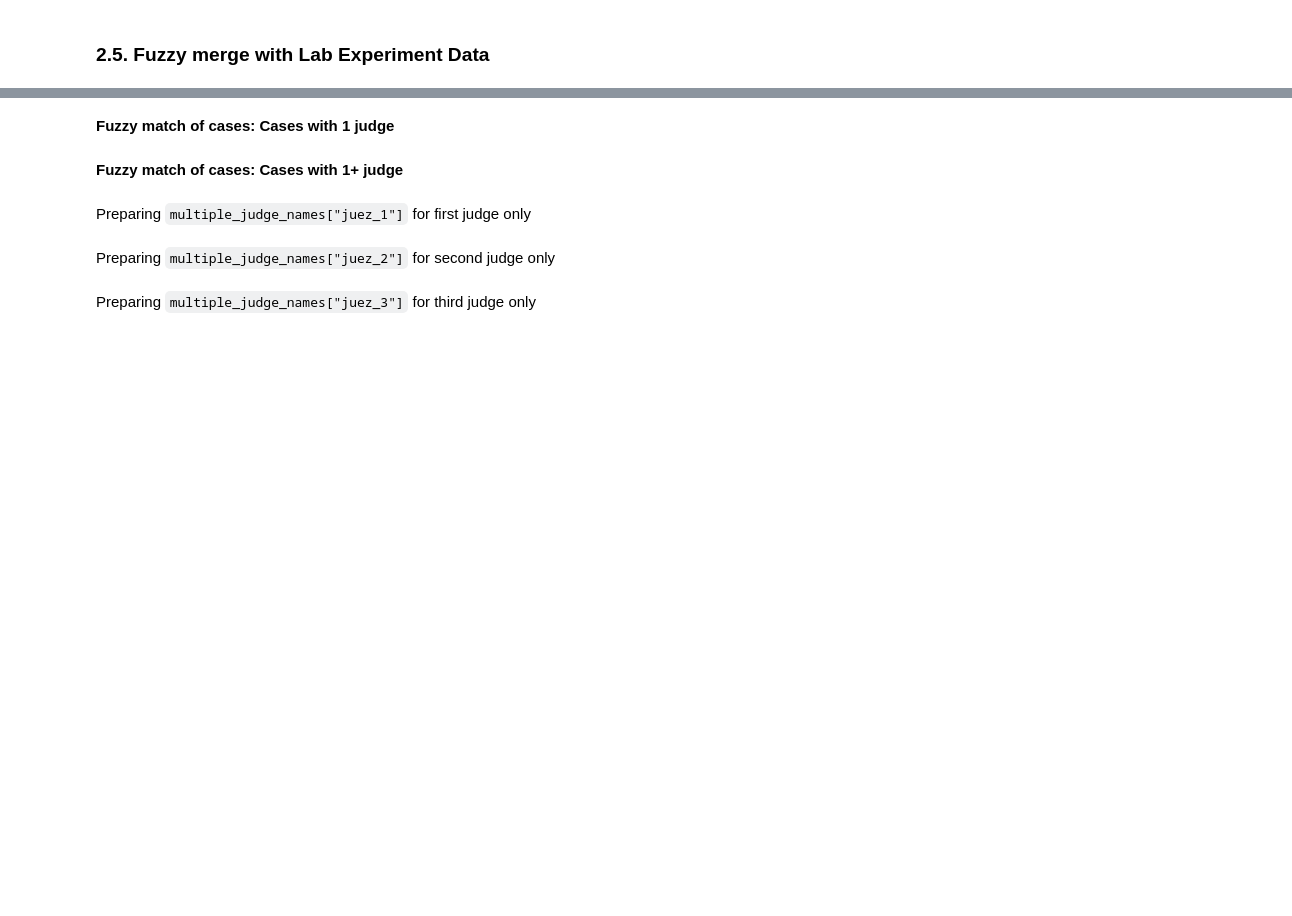
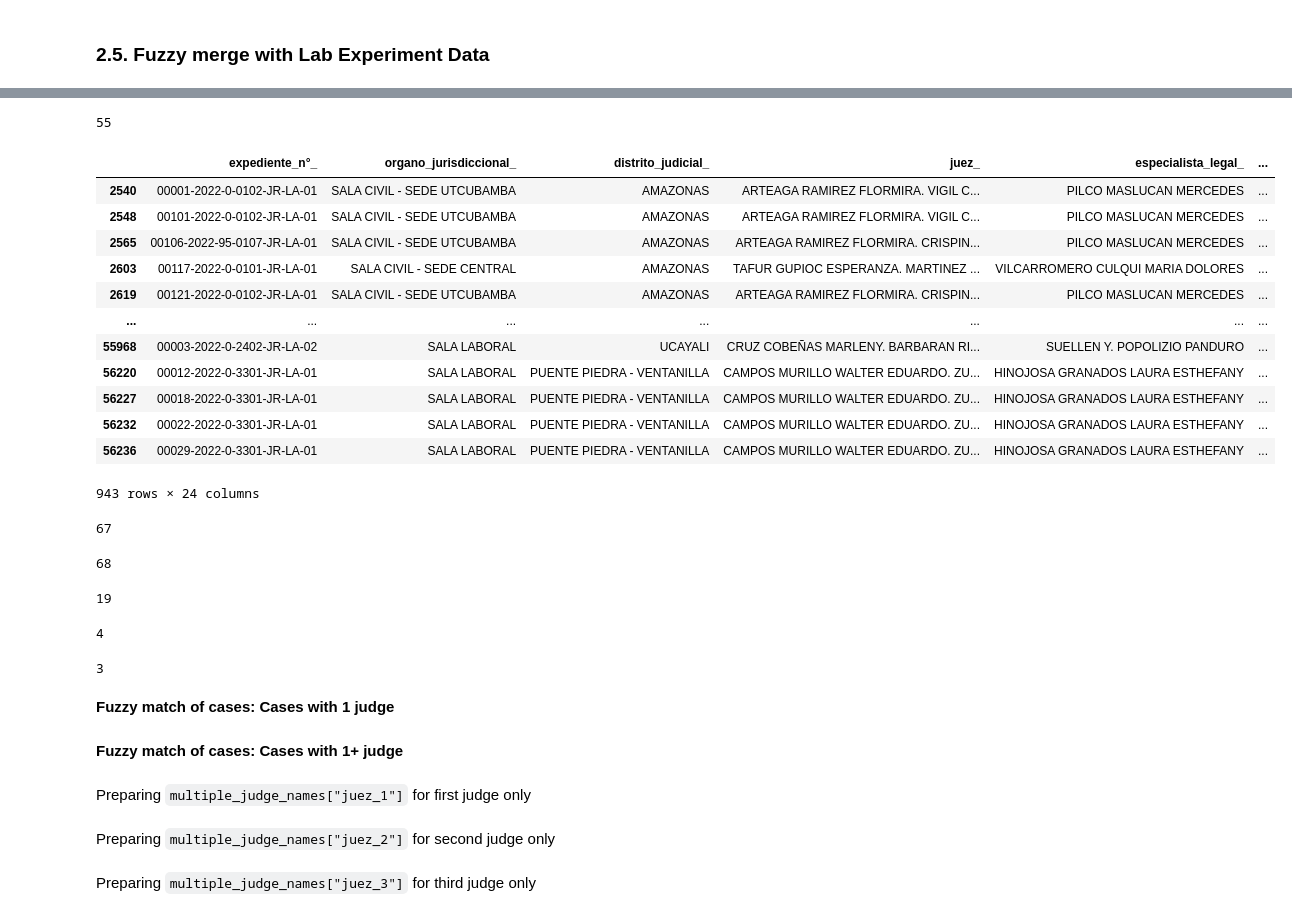
Before and after one commit to mgutierrezc/peru-amag-stats, a Jupyter notebook: case_outcomes/Case Outcomes for Amag II.ipynb, the cells around one changed output, grey strips where cells are left out. Cells and saved outputs as stored; diff of their text form; code cells hidden in the pictures; blank space fills up the shorter version.

```diff
--- a/case_outcomes/Case Outcomes for Amag II.ipynb
+++ b/case_outcomes/Case Outcomes for Amag II.ipynb
@@ -209,8 +229,11 @@ judge_names = files_reports[files_reports["n_judges_case"] == 1]
 multiple_judge_names = files_reports[files_reports["n_judges_case"] != 1]
 # %%
 multiple_judge_names["juez_1"] = multiple_judge_names["juez_splitted"].apply(lambda row: row[0])
-multiple_judge_names["juez_2"] = multiple_judge_names["juez_splitted"].apply(lambda row: row[1])
-multiple_judge_names["juez_3"] = multiple_judge_names["juez_splitted"].apply(lambda row: row[2])
+multiple_judge_names["juez_2"] = multiple_judge_names["juez_splitted"].apply(lambda row: row[1] if len(row) > 1 else np.NaN)
+multiple_judge_names["juez_3"] = multiple_judge_names["juez_splitted"].apply(lambda row: row[2] if len(row) > 2 else np.NaN)
+multiple_judge_names["juez_4"] = multiple_judge_names["juez_splitted"].apply(lambda row: row[3] if len(row) > 3 else np.NaN)
+multiple_judge_names["juez_5"] = multiple_judge_names["juez_splitted"].apply(lambda row: row[4] if len(row) > 4 else np.NaN)
+multiple_judge_names["juez_6"] = multiple_judge_names["juez_splitted"].apply(lambda row: row[5] if len(row) > 5 else np.NaN)
 # %% [output]
 A value is trying to be set on a copy of a slice from a DataFrame.
 Try using .loc[row_indexer,col_indexer] = value instead
@@ -245,3 +280,43 @@ Index(['expediente_n°_', 'organo_jurisdiccional_', 'distrito_judicial_',
+# %%
+multiple_judge_names["juez_1"].nunique()
+# %% [output]
+55
+# %%
+multiple_judge_names
+# %% [output]
+|  | expediente_n°_ | organo_jurisdiccional_ | distrito_judicial_ | juez_ | especialista_legal_ | ... |
+| 2540 | 00001-2022-0-0102-JR-LA-01 | SALA CIVIL - SEDE UTCUBAMBA | AMAZONAS | ARTEAGA RAMIREZ FLORMIRA. VIGIL C... | PILCO MASLUCAN MERCEDES | ... |
+| 2548 | 00101-2022-0-0102-JR-LA-01 | SALA CIVIL - SEDE UTCUBAMBA | AMAZONAS | ARTEAGA RAMIREZ FLORMIRA. VIGIL C... | PILCO MASLUCAN MERCEDES | ... |
+| 2565 | 00106-2022-95-0107-JR-LA-01 | SALA CIVIL - SEDE UTCUBAMBA | AMAZONAS | ARTEAGA RAMIREZ FLORMIRA. CRISPIN... | PILCO MASLUCAN MERCEDES | ... |
+| 2603 | 00117-2022-0-0101-JR-LA-01 | SALA CIVIL - SEDE CENTRAL | AMAZONAS | TAFUR GUPIOC ESPERANZA. MARTINEZ ... | VILCARROMERO CULQUI MARIA DOLORES | ... |
+| 2619 | 00121-2022-0-0102-JR-LA-01 | SALA CIVIL - SEDE UTCUBAMBA | AMAZONAS | ARTEAGA RAMIREZ FLORMIRA. CRISPIN... | PILCO MASLUCAN MERCEDES | ... |
+| ... | ... | ... | ... | ... | ... | ... |
+| 55968 | 00003-2022-0-2402-JR-LA-02 | SALA LABORAL | UCAYALI | CRUZ COBEÑAS MARLENY. BARBARAN RI... | SUELLEN Y. POPOLIZIO PANDURO | ... |
+| 56220 | 00012-2022-0-3301-JR-LA-01 | SALA LABORAL | PUENTE PIEDRA - VENTANILLA | CAMPOS MURILLO WALTER EDUARDO. ZU... | HINOJOSA GRANADOS LAURA ESTHEFANY | ... |
+| 56227 | 00018-2022-0-3301-JR-LA-01 | SALA LABORAL | PUENTE PIEDRA - VENTANILLA | CAMPOS MURILLO WALTER EDUARDO. ZU... | HINOJOSA GRANADOS LAURA ESTHEFANY | ... |
+| 56232 | 00022-2022-0-3301-JR-LA-01 | SALA LABORAL | PUENTE PIEDRA - VENTANILLA | CAMPOS MURILLO WALTER EDUARDO. ZU... | HINOJOSA GRANADOS LAURA ESTHEFANY | ... |
+| 56236 | 00029-2022-0-3301-JR-LA-01 | SALA LABORAL | PUENTE PIEDRA - VENTANILLA | CAMPOS MURILLO WALTER EDUARDO. ZU... | HINOJOSA GRANADOS LAURA ESTHEFANY | ... |
+943 rows × 24 columns
+# %%
+multiple_judge_names["juez_2"].nunique()
+# %% [output]
+67
+# %%
+multiple_judge_names["juez_3"].nunique()
+# %% [output]
+68
+# %%
+multiple_judge_names["juez_4"].nunique()
+# %% [output]
+19
+# %%
+multiple_judge_names["juez_5"].nunique()
+# %% [output]
+4
+# %%
+multiple_judge_names["juez_6"].nunique()
+# %% [output]
+3
 # %% [markdown]
 **Fuzzy match of cases: Cases with 1 judge**
 # %%
```
Also changed, not shown: parts of 14 cells of this notebook, 1 other file.
